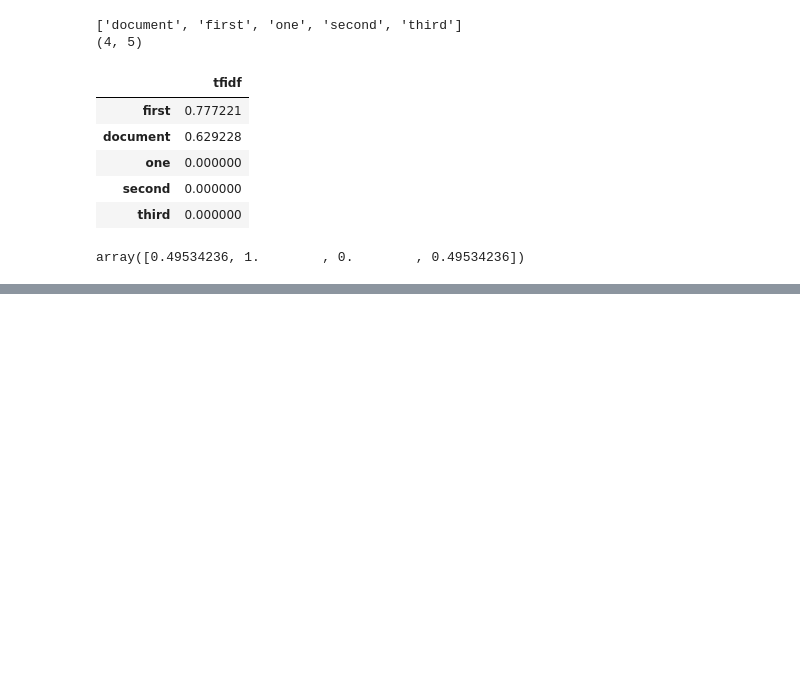
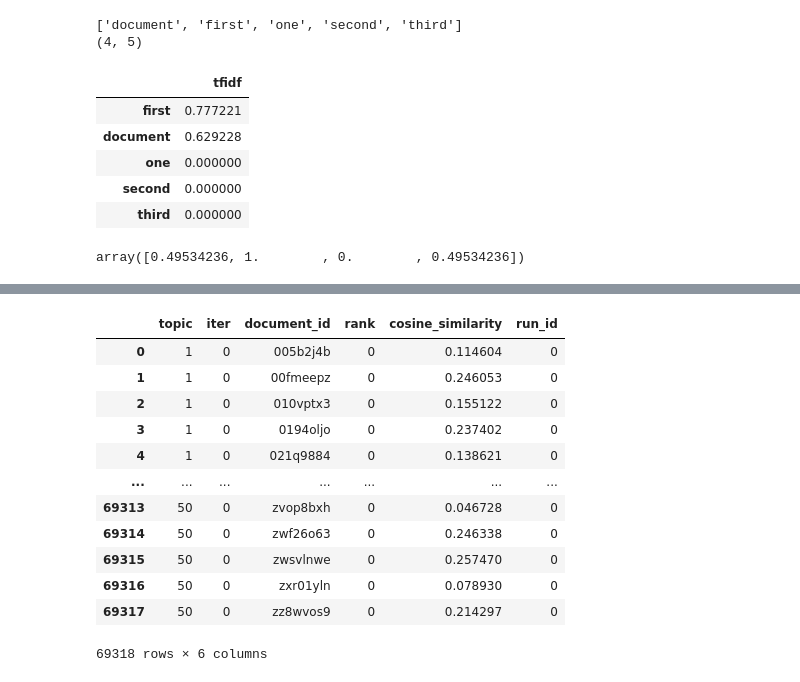
Before and after one commit to cemreefe/cmpe493-project, a Jupyter notebook: 493_playground.ipynb, the cells around one changed output, grey strips where cells are left out. Saved outputs shown, nothing was run; the diff lists cells and outputs as text; code cells hidden in the pictures; blank space fills up the shorter version.

```diff
--- a/493_playground.ipynb
+++ b/493_playground.ipynb
@@ -236,0 +277,22 @@ plt.plot(np.array(df_relevances[df_relevances['topic'] == 5].sort_values(by=["ju
+# %%
+df_results = df_relevances.copy()
+df_results.insert(1, 'iter', 0)
+df_results.insert(3, 'rank', 0)
+del df_results['judgement']
+df_results.insert(5, 'run_id', 0)
+# %%
+df_results
+# %% [output]
+|  | topic | iter | document_id | rank | cosine_similarity | run_id |
+| 0 | 1 | 0 | 005b2j4b | 0 | 0.114604 | 0 |
+| 1 | 1 | 0 | 00fmeepz | 0 | 0.246053 | 0 |
+| 2 | 1 | 0 | 010vptx3 | 0 | 0.155122 | 0 |
+| 3 | 1 | 0 | 0194oljo | 0 | 0.237402 | 0 |
+| 4 | 1 | 0 | 021q9884 | 0 | 0.138621 | 0 |
+| ... | ... | ... | ... | ... | ... | ... |
+| 69313 | 50 | 0 | zvop8bxh | 0 | 0.046728 | 0 |
+| 69314 | 50 | 0 | zwf26o63 | 0 | 0.246338 | 0 |
+| 69315 | 50 | 0 | zwsvlnwe | 0 | 0.257470 | 0 |
+| 69316 | 50 | 0 | zxr01yln | 0 | 0.078930 | 0 |
+| 69317 | 50 | 0 | zz8wvos9 | 0 | 0.214297 | 0 |
+69318 rows × 6 columns
```
Also changed, not shown: parts of 9 cells of this notebook.
